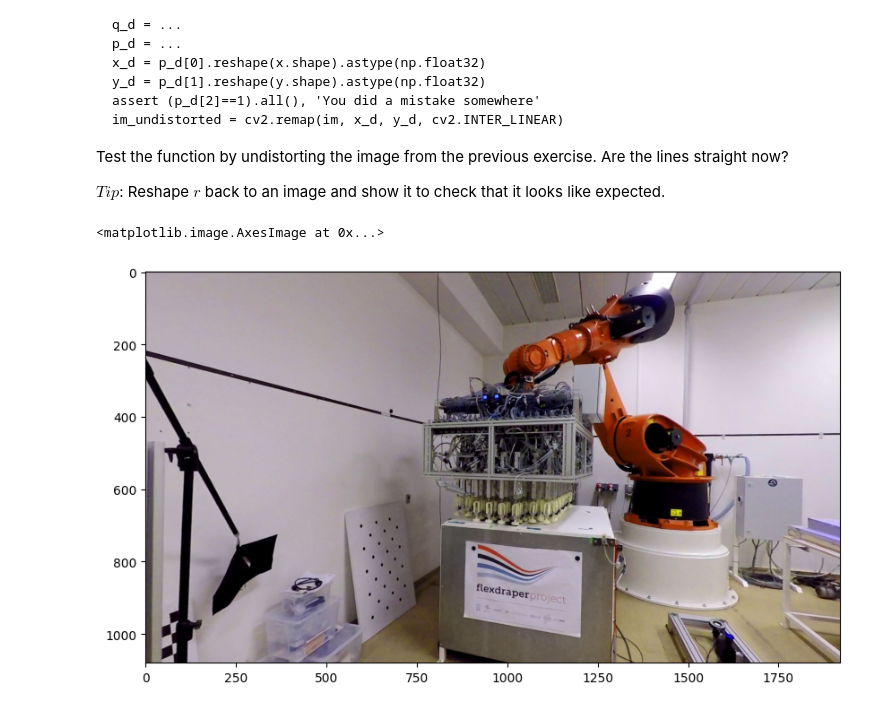
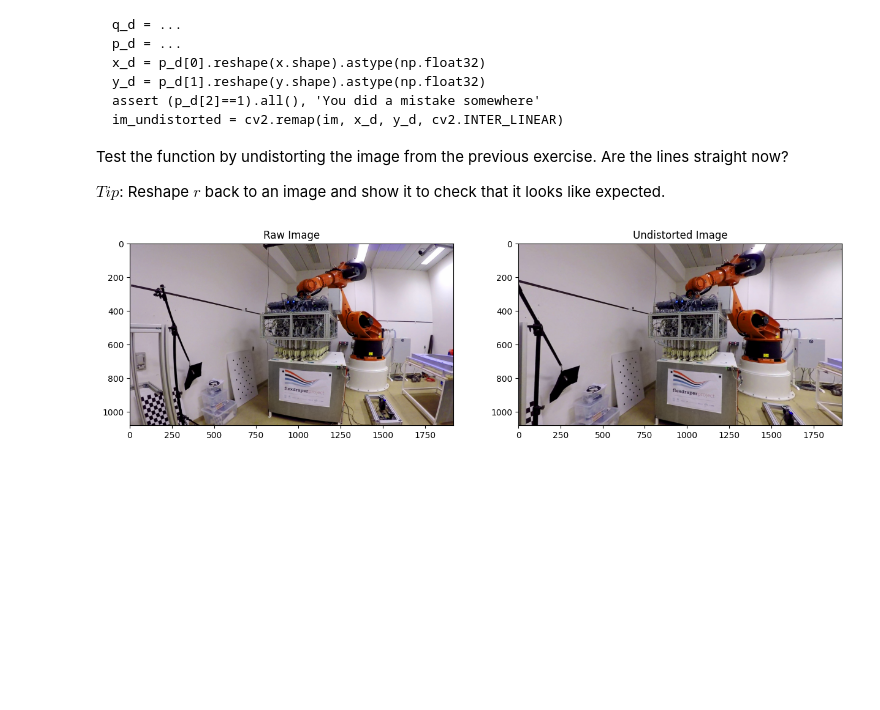
Before and after one commit to ChongchLi/02504_ComputerVision, a Jupyter notebook: Exercise/Exercise_2/Exercise_02.ipynb, the cells around one changed output. Cells and saved outputs as stored; diff of their text form; code cells hidden in the pictures; blank space fills up the shorter version.

```diff
--- a/Exercise/Exercise_2/Exercise_02.ipynb
+++ b/Exercise/Exercise_2/Exercise_02.ipynb
@@ -198,11 +198,18 @@ def undistortImage(im, K, distCoeffs):
 # %%
 image = cv2.imread('gopro_robot.jpg')
 gray = cv2.cvtColor(image, cv2.COLOR_RGB2GRAY)
 distCoeffs = [-0.245031, 0.071524, -0.00994978]
 img = undistortImage(image, K, distCoeffs)
 img = cv2.cvtColor(img,cv2.COLOR_RGB2BGR)
-plt.figure(figsize=(10,10))
-plt.imshow(img)
+image = cv2.cvtColor(image, cv2.COLOR_RGB2BGR)
+# Plot the images side by side
+fig, axs = plt.subplots(1, 2, figsize=(15, 15))
+# Plot the raw image
+axs[0].imshow(image)
+axs[0].set_title('Raw Image')
+# Plot the undistorted image
+axs[1].imshow(img)
+axs[1].set_title('Undistorted Image')
+plt.show()
 # %% [output]
-<matplotlib.image.AxesImage at 0x...>
-[figure, old version]
+[figure, new version]
```
